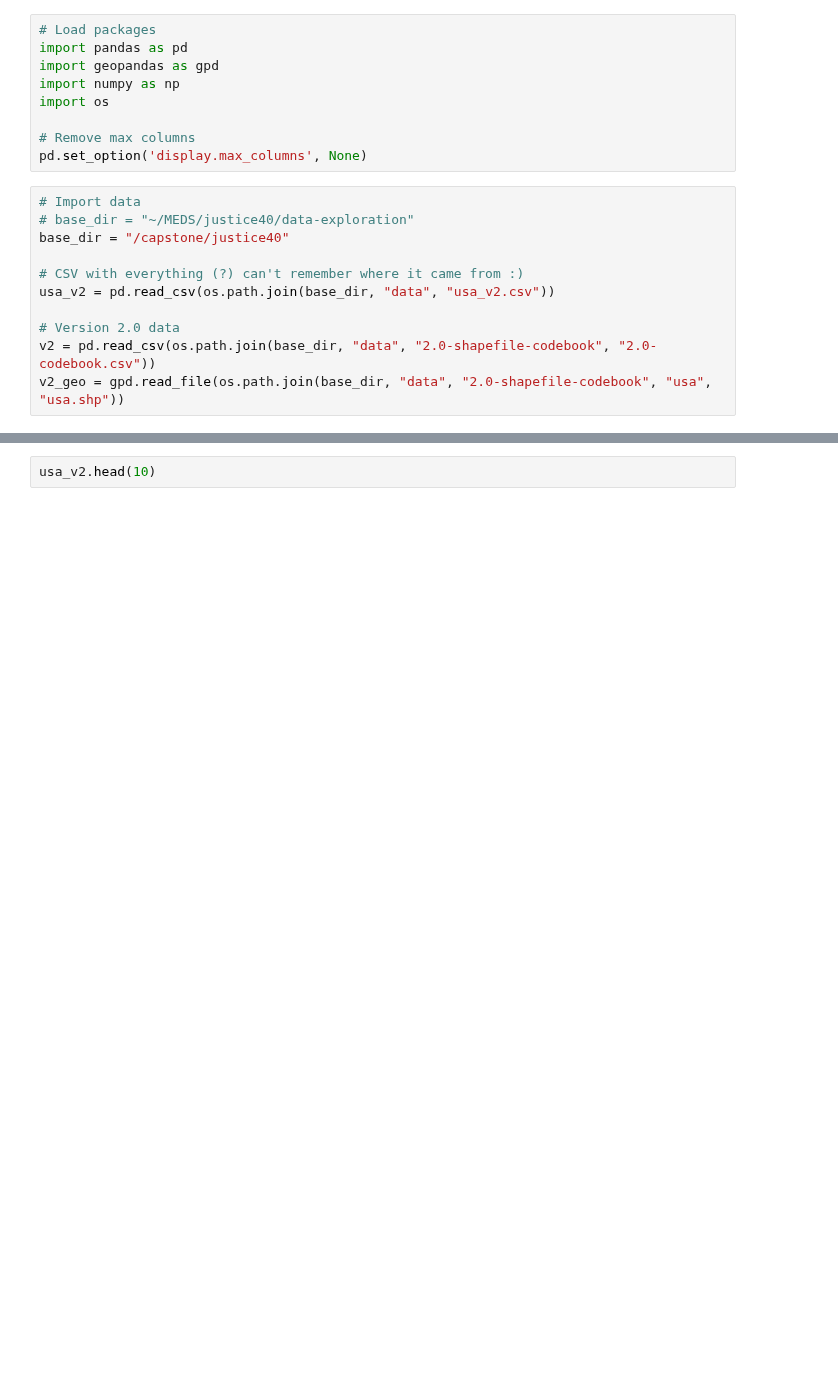
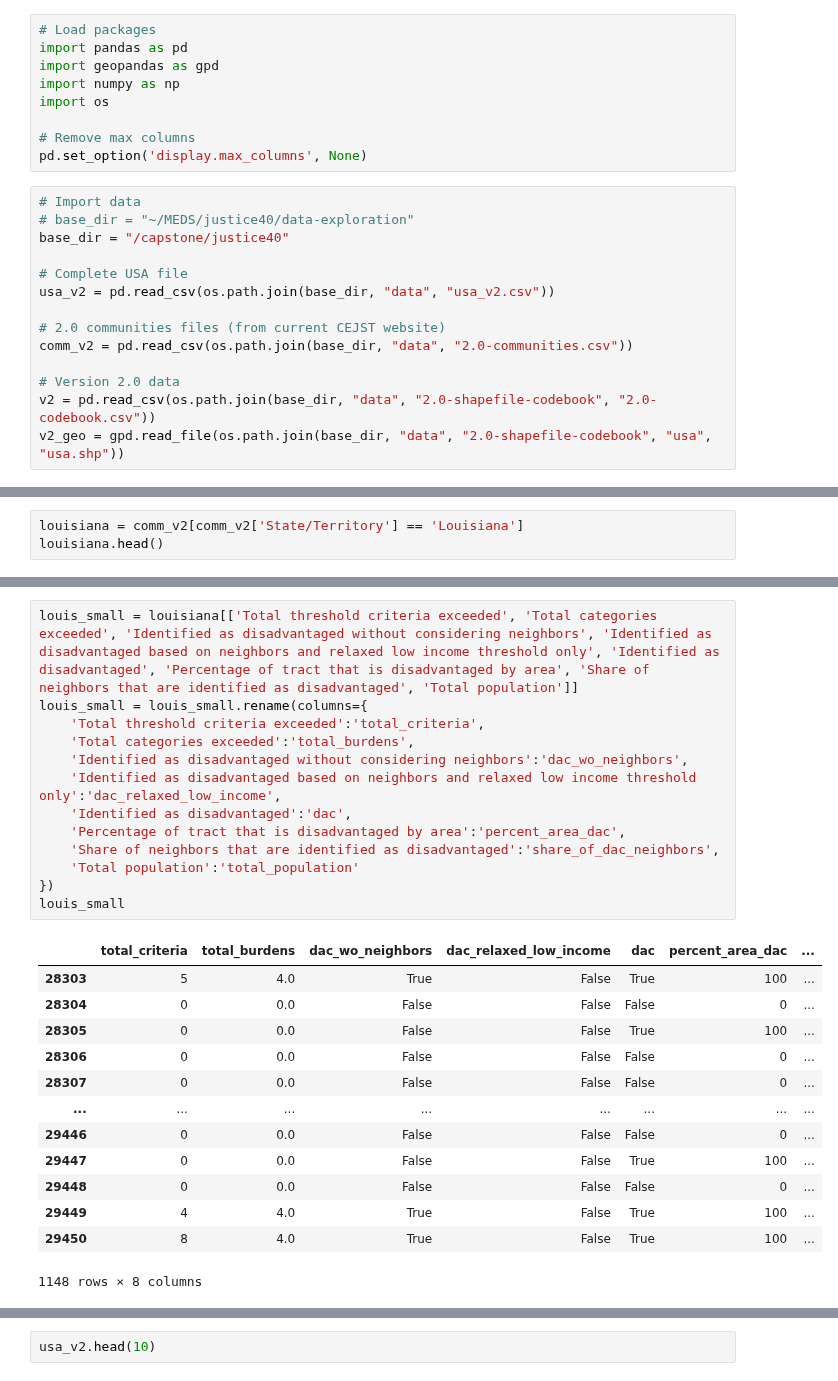
Before and after one commit to haylee360/j40-data-exploration, a Jupyter notebook: exploration.ipynb, the cells around one changed output, grey strips where cells are left out. Drawn from its saved outputs; the diff is of its cells as text; blank space fills up the shorter version.

Commit message:
Read in new file and select LA

```diff
--- a/exploration.ipynb
+++ b/exploration.ipynb
@@ -14,8 +14,11 @@ pd.set_option('display.max_columns', None)
 # base_dir = "~/MEDS/justice40/data-exploration"
 base_dir = "/capstone/justice40"
 
-# CSV with everything (?) can't remember where it came from :)
+# Complete USA file
 usa_v2 = pd.read_csv(os.path.join(base_dir, "data", "usa_v2.csv"))
+
+# 2.0 communities files (from current CEJST website)
+comm_v2 = pd.read_csv(os.path.join(base_dir, "data", "2.0-communities.csv"))
 
 # Version 2.0 data
 v2 = pd.read_csv(os.path.join(base_dir, "data", "2.0-shapefile-codebook", "2.0-codebook.csv"))
@@ -30,0 +38,3 @@ usa = pd.read_csv(os.path.join(base_dir, "data", "usa.csv"))
+# %%
+louisiana = comm_v2[comm_v2['State/Territory'] == 'Louisiana']
+louisiana.head()
@@ -30,0 +48,27 @@ usa = pd.read_csv(os.path.join(base_dir, "data", "usa.csv"))
+# %%
+louis_small = louisiana[['Total threshold criteria exceeded', 'Total categories exceeded', 'Identified as disadvantaged without considering neighbors', 'Identified as disadvantaged based on neighbors and relaxed low income threshold only', 'Identified as disadvantaged', 'Percentage of tract that is disadvantaged by area', 'Share of neighbors that are identified as disadvantaged', 'Total population']]
+louis_small = louis_small.rename(columns={
+    'Total threshold criteria exceeded':'total_criteria',
+    'Total categories exceeded':'total_burdens',
+    'Identified as disadvantaged without considering neighbors':'dac_wo_neighbors',
+    'Identified as disadvantaged based on neighbors and relaxed low income threshold only':'dac_relaxed_low_income',
+    'Identified as disadvantaged':'dac',
+    'Percentage of tract that is disadvantaged by area':'percent_area_dac',
+    'Share of neighbors that are identified as disadvantaged':'share_of_dac_neighbors',
+    'Total population':'total_population'
+})
+louis_small
+# %% [output]
+|  | total_criteria | total_burdens | dac_wo_neighbors | dac_relaxed_low_income | dac | percent_area_dac | ... |
+| 28303 | 5 | 4.0 | True | False | True | 100 | ... |
+| 28304 | 0 | 0.0 | False | False | False | 0 | ... |
+| 28305 | 0 | 0.0 | False | False | True | 100 | ... |
+| 28306 | 0 | 0.0 | False | False | False | 0 | ... |
+| 28307 | 0 | 0.0 | False | False | False | 0 | ... |
+| ... | ... | ... | ... | ... | ... | ... | ... |
+| 29446 | 0 | 0.0 | False | False | False | 0 | ... |
+| 29447 | 0 | 0.0 | False | False | True | 100 | ... |
+| 29448 | 0 | 0.0 | False | False | False | 0 | ... |
+| 29449 | 4 | 4.0 | True | False | True | 100 | ... |
+| 29450 | 8 | 4.0 | True | False | True | 100 | ... |
+1148 rows × 8 columns
```
Also changed, not shown: parts of 8 cells of this notebook.
